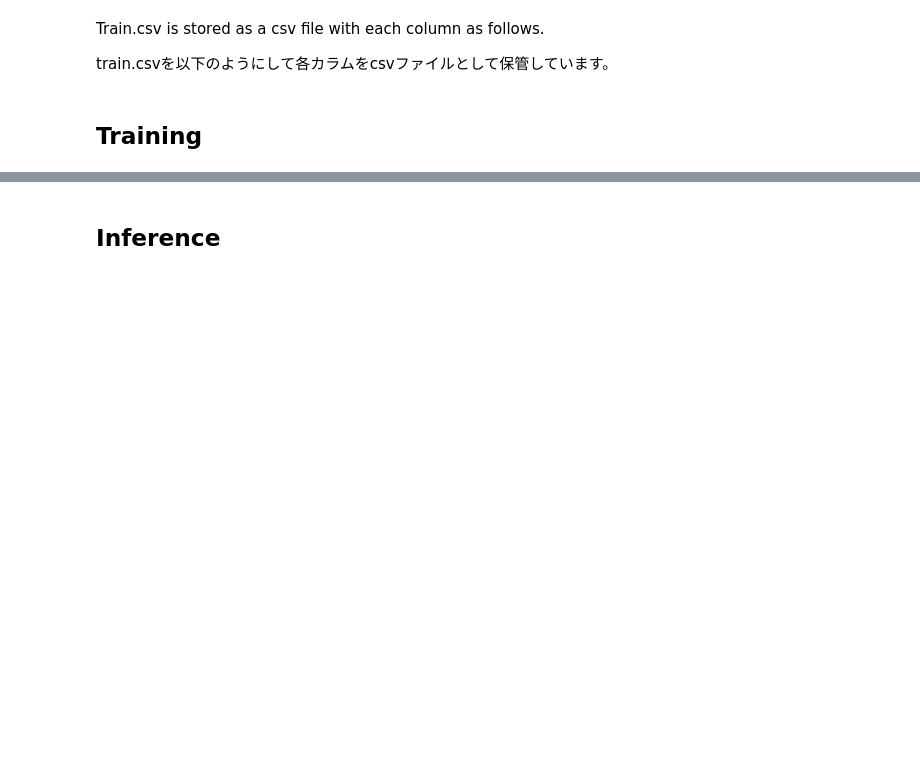
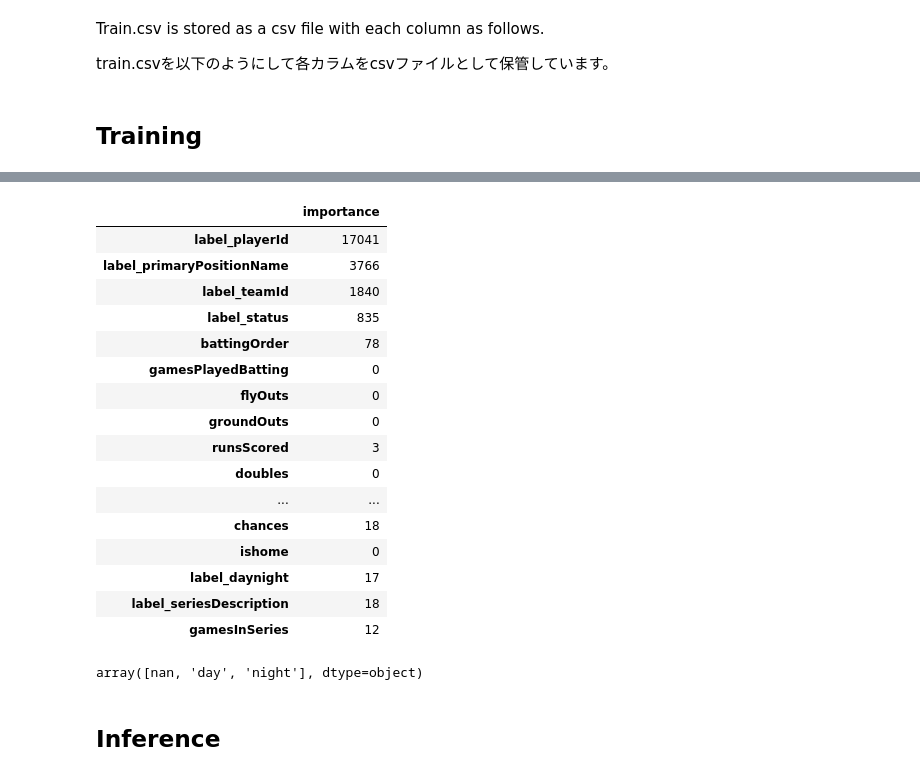
Before and after one commit to a-f-may/mlb, a Jupyter notebook: lgbm_train.ipynb, the cells around one changed output, grey strips where cells are left out. Cells and saved outputs as stored; diff of their text form; code cells hidden in the pictures; blank space fills up the shorter version.

```diff
--- a/lgbm_train.ipynb
+++ b/lgbm_train.ipynb
@@ -297,3 +344,29 @@ KeyError: ignored
+# %%
+importance = pd.DataFrame(model1.feature_importance(), index=x_train.columns, columns=['importance'])
+pd.set_option('display.max_rows', 500)
+importance
+# %% [output]
+|  | importance |
+| label_playerId | 17041 |
+| label_primaryPositionName | 3766 |
+| label_teamId | 1840 |
+| label_status | 835 |
+| battingOrder | 78 |
+| gamesPlayedBatting | 0 |
+| flyOuts | 0 |
+| groundOuts | 0 |
+| runsScored | 3 |
+| doubles | 0 |
+| ... | ... |
+| chances | 18 |
+| ishome | 0 |
+| label_daynight | 17 |
+| label_seriesDescription | 18 |
+| gamesInSeries | 12 |
+# %%
+train["dayNight"].unique()
+# %% [output]
+array([nan, 'day', 'night'], dtype=object)
 # %% [markdown]
 ## Inference
 # %%
```
Also changed, not shown: parts of 14 cells of this notebook.
